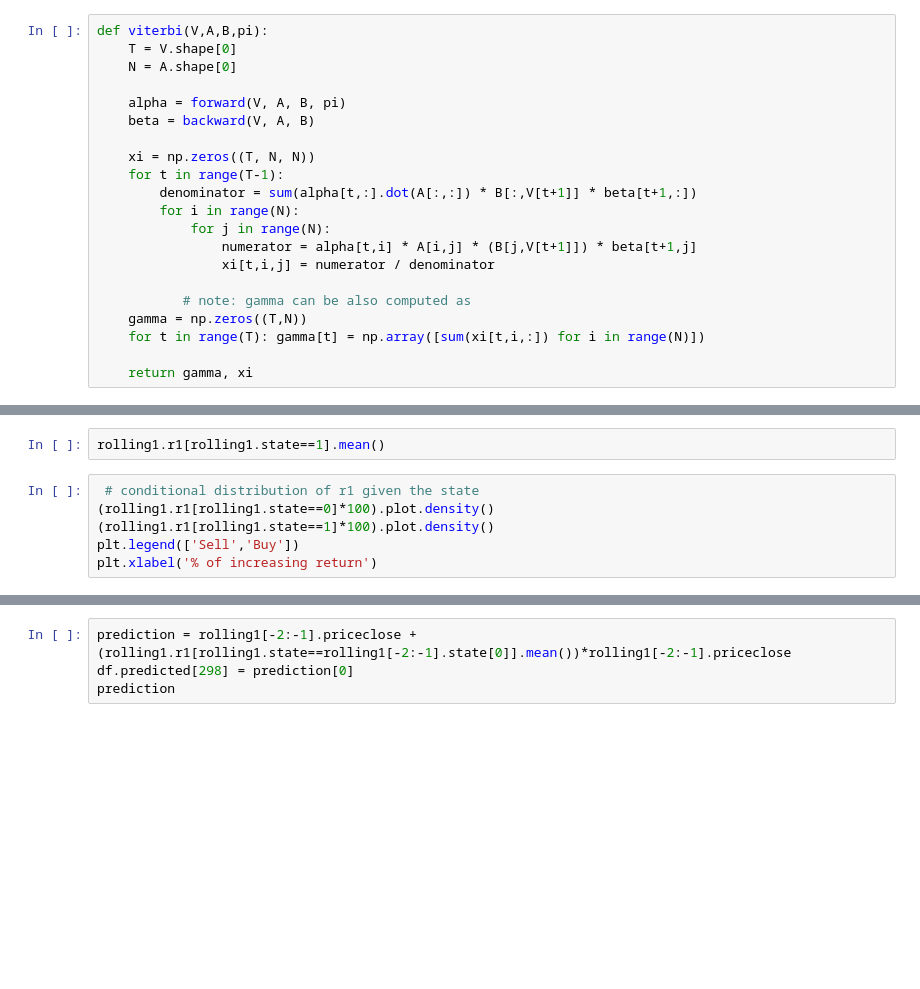
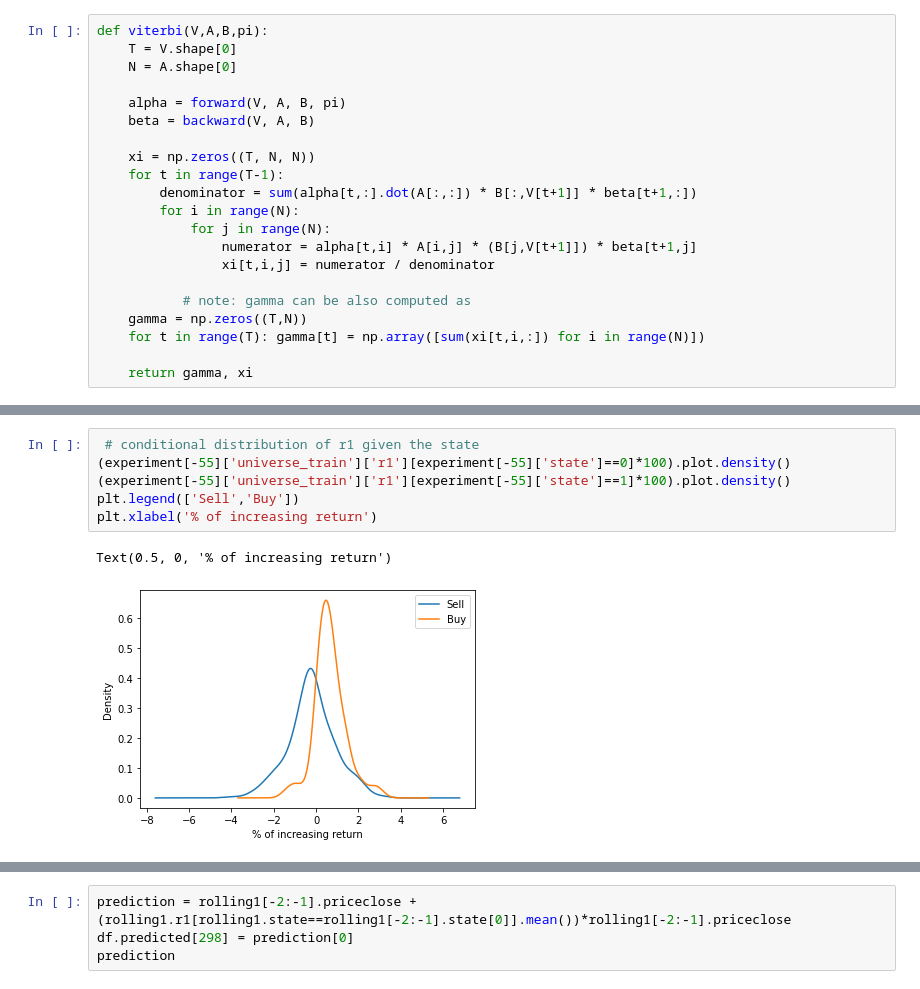
Before and after one commit to gbesposito/hmm_unibo, a Jupyter notebook: scripts/hmm.ipynb, the cells around one changed output, grey strips where cells are left out. Drawn from its saved outputs; the diff is of its cells as text; blank space fills up the shorter version.

```diff
--- a/scripts/hmm.ipynb
+++ b/scripts/hmm.ipynb
@@ -128,8 +191,9 @@ plt.fill_between(rolling1.index,rolling1.priceclose,800,where=rolling1.state==1,
-# %%
-rolling1.r1[rolling1.state==1].mean()
 # %%
  # conditional distribution of r1 given the state
-(rolling1.r1[rolling1.state==0]*100).plot.density()
-(rolling1.r1[rolling1.state==1]*100).plot.density()
+(experiment[-55]['universe_train']['r1'][experiment[-55]['state']==0]*100).plot.density()
+(experiment[-55]['universe_train']['r1'][experiment[-55]['state']==1]*100).plot.density()
 plt.legend(['Sell','Buy'])
 plt.xlabel('% of increasing return')
+# %% [output]
+Text(0.5, 0, '% of increasing return')
+[figure, added]
```
Also changed, not shown: parts of 24 cells of this notebook, 1 other file.
